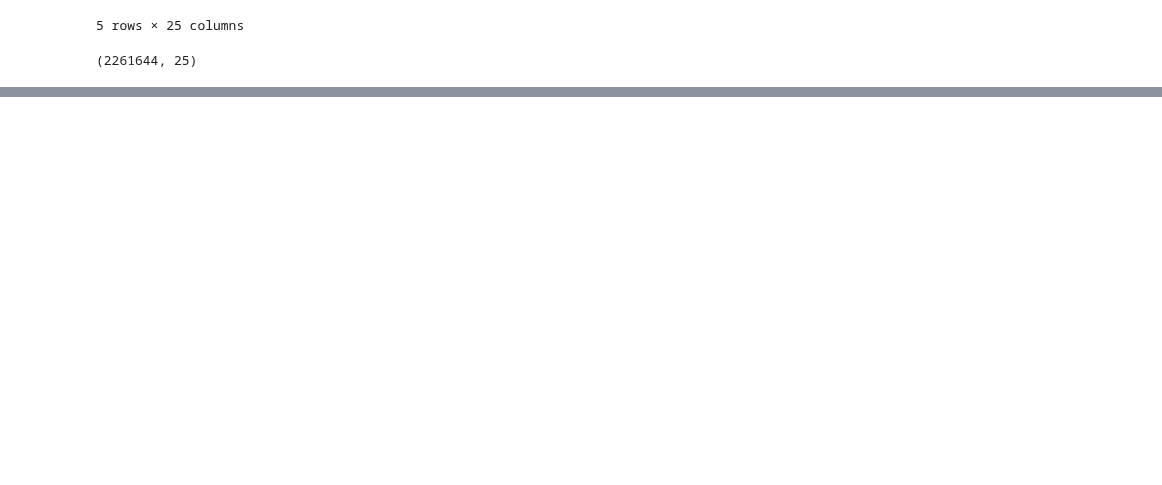
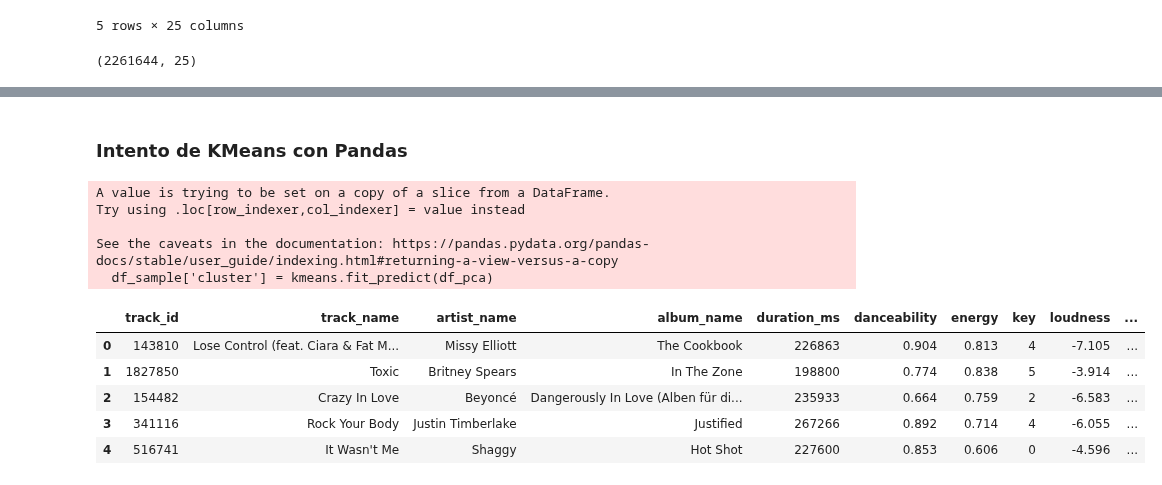
Before and after one commit to enekobarod/Suggestify, a Jupyter notebook: Suggestify/Suggestify.ipynb, the cells around one changed output, grey strips where cells are left out. Saved outputs shown, nothing was run; the diff lists cells and outputs as text; code cells hidden in the pictures; blank space fills up the shorter version.

```diff
--- a/Suggestify/Suggestify.ipynb
+++ b/Suggestify/Suggestify.ipynb
@@ -90,0 +145,2 @@ only showing top 5 rows
+# %% [markdown]
+### Intento de KMeans con Pandas
@@ -90,0 +152,19 @@ only showing top 5 rows
+# %%
+#KMeans with k=10
+kmeans = KMeans(n_clusters=10, random_state=42)
+df_sample['cluster'] = kmeans.fit_predict(df_pca)
+# %% [output]
+A value is trying to be set on a copy of a slice from a DataFrame.
+Try using .loc[row_indexer,col_indexer] = value instead
+
+See the caveats in the documentation: https://pandas.pydata.org/pandas-docs/stable/user_guide/indexing.html#returning-a-view-versus-a-copy
+  df_sample['cluster'] = kmeans.fit_predict(df_pca)
+# %%
+df_sample.head()
+# %% [output]
+|  | track_id | track_name | artist_name | album_name | duration_ms | danceability | energy | key | loudness | ... |
+| 0 | 143810 | Lose Control (feat. Ciara & Fat M... | Missy Elliott | The Cookbook | 226863 | 0.904 | 0.813 | 4 | -7.105 | ... |
+| 1 | 1827850 | Toxic | Britney Spears | In The Zone | 198800 | 0.774 | 0.838 | 5 | -3.914 | ... |
+| 2 | 154482 | Crazy In Love | Beyoncé | Dangerously In Love (Alben für di... | 235933 | 0.664 | 0.759 | 2 | -6.583 | ... |
+| 3 | 341116 | Rock Your Body | Justin Timberlake | Justified | 267266 | 0.892 | 0.714 | 4 | -6.055 | ... |
+| 4 | 516741 | It Wasn't Me | Shaggy | Hot Shot | 227600 | 0.853 | 0.606 | 0 | -4.596 | ... |
```
Also changed, not shown: parts of 21 cells of this notebook.
